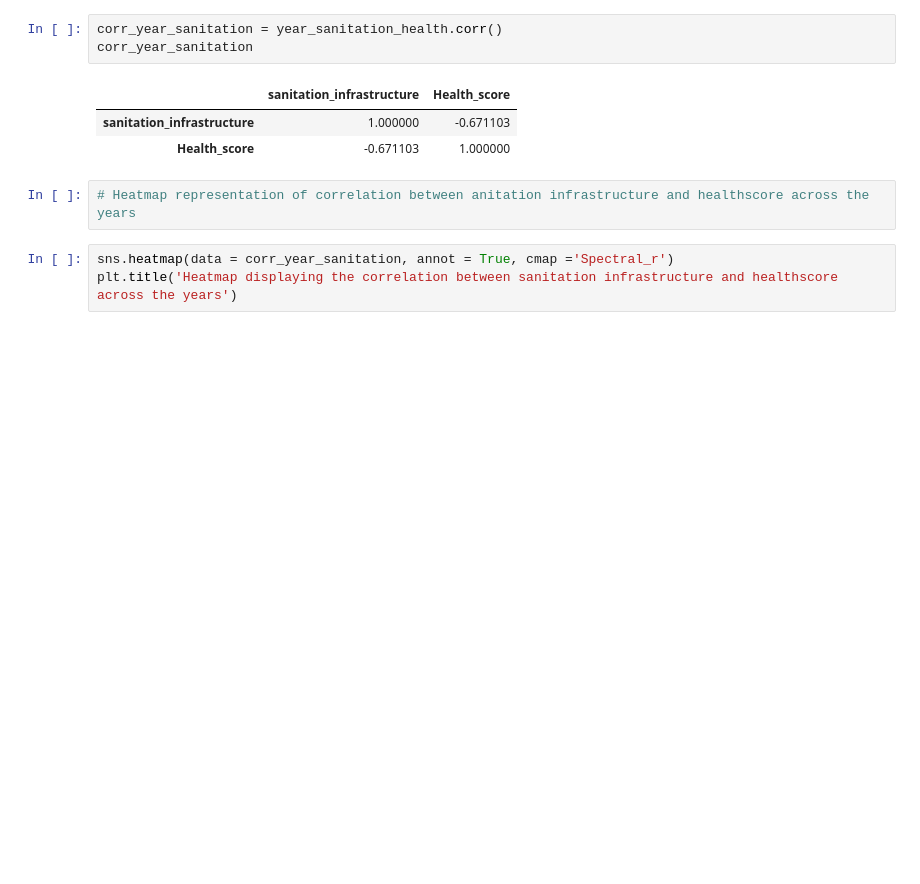
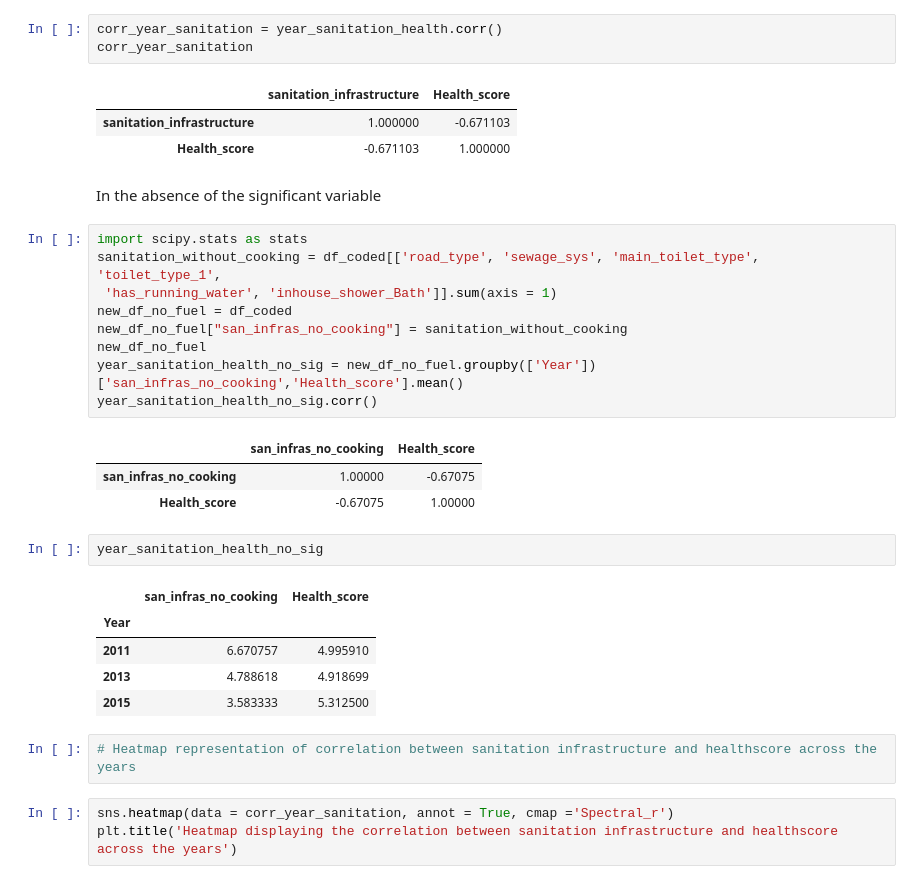
Before and after one commit to carozy797/SANITATION_INFRASTRUCTURE_HEALTH, a Jupyter notebook: MODEL/model-checkpoint.ipynb, the cells around one changed output. Drawn from its saved outputs; the diff is of its cells as text; blank space fills up the shorter version.

```diff
--- a/MODEL/model-checkpoint.ipynb
+++ b/MODEL/model-checkpoint.ipynb
@@ -205,8 +227,31 @@ corr_year_sanitation
 |  | sanitation_infrastructure | Health_score |
 | sanitation_infrastructure | 1.000000 | -0.671103 |
 | Health_score | -0.671103 | 1.000000 |
+# %% [markdown]
+In the absence of the significant variable
+# %%
+import scipy.stats as stats
+sanitation_without_cooking = df_coded[['road_type', 'sewage_sys', 'main_toilet_type', 'toilet_type_1',
+ 'has_running_water', 'inhouse_shower_Bath']].sum(axis = 1)
+new_df_no_fuel = df_coded
+new_df_no_fuel["san_infras_no_cooking"] = sanitation_without_cooking
+new_df_no_fuel
+year_sanitation_health_no_sig = new_df_no_fuel.groupby(['Year'])['san_infras_no_cooking','Health_score'].mean()
+year_sanitation_health_no_sig.corr()
+# %% [output]
+|  | san_infras_no_cooking | Health_score |
+| san_infras_no_cooking | 1.00000 | -0.67075 |
+| Health_score | -0.67075 | 1.00000 |
+# %%
+year_sanitation_health_no_sig
+# %% [output]
+|  | san_infras_no_cooking | Health_score |
+| Year |  |  |
+| 2011 | 6.670757 | 4.995910 |
+| 2013 | 4.788618 | 4.918699 |
+| 2015 | 3.583333 | 5.312500 |
 # %%
-# Heatmap representation of correlation between anitation infrastructure and healthscore across the years
+# Heatmap representation of correlation between sanitation infrastructure and healthscore across the years
 # %%
 sns.heatmap(data = corr_year_sanitation, annot = True, cmap ='Spectral_r')
 plt.title('Heatmap displaying the correlation between sanitation infrastructure and healthscore across the years')
```
Also changed, not shown: parts of 6 cells of this notebook, 1 other file.
